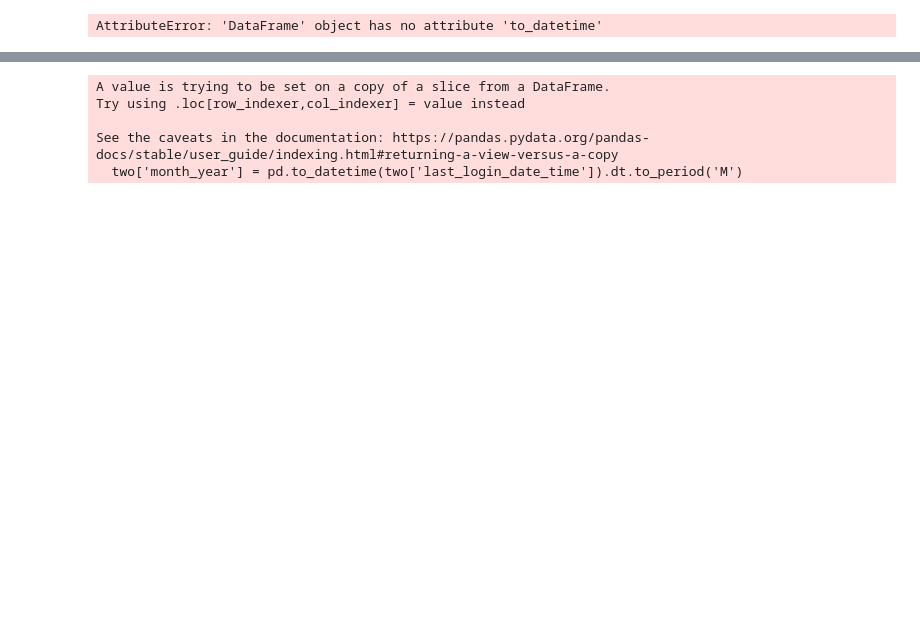
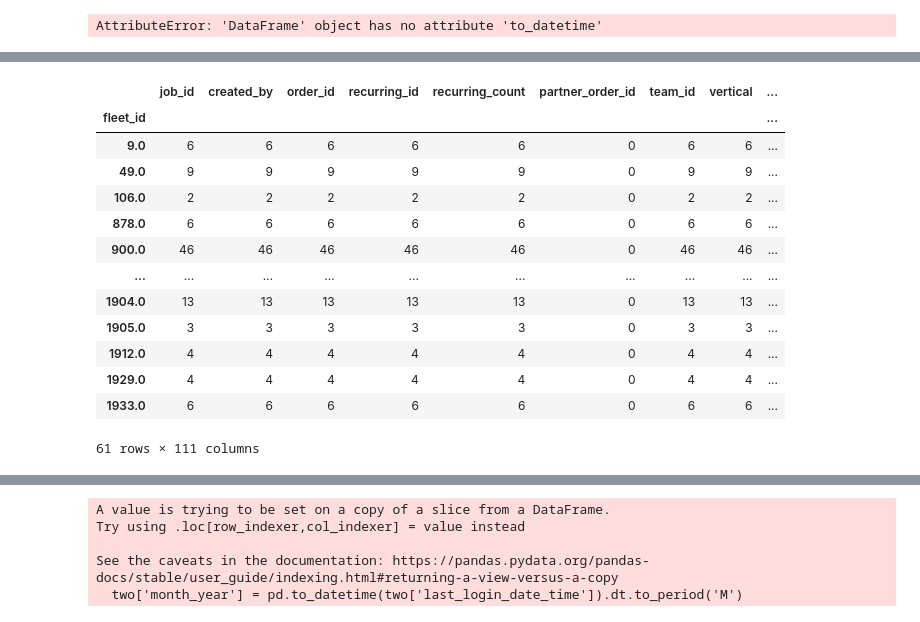
Before and after one commit to Polymath1990/Repos, a Jupyter notebook: Kwik nalysis.ipynb, the cells around one changed output, grey strips where cells are left out. Cells and saved outputs as stored; diff of their text form; code cells hidden in the pictures; blank space fills up the shorter version.

```diff
--- a/Kwik nalysis.ipynb
+++ b/Kwik nalysis.ipynb
@@ -66,0 +142,2 @@ kcust["creation_hour"] = kcust["creation_datetime"].dt.hour
+# %%
+tobiriderfour = tobie[tobie['day_year'] == "2020-12-14"]
@@ -67,2 +267,21 @@ kcust["creation_hour"] = kcust["creation_datetime"].dt.hour
+# %%
+realtobyfour = tobiriderfour.groupby('fleet_id').count()
+# %%
+realtobyfour
+# %% [output]
+|  | job_id | created_by | order_id | recurring_id | recurring_count | partner_order_id | team_id | vertical | ... |
+| fleet_id |  |  |  |  |  |  |  |  | ... |
+| 9.0 | 6 | 6 | 6 | 6 | 6 | 0 | 6 | 6 | ... |
+| 49.0 | 9 | 9 | 9 | 9 | 9 | 0 | 9 | 9 | ... |
+| 106.0 | 2 | 2 | 2 | 2 | 2 | 0 | 2 | 2 | ... |
+| 878.0 | 6 | 6 | 6 | 6 | 6 | 0 | 6 | 6 | ... |
+| 900.0 | 46 | 46 | 46 | 46 | 46 | 0 | 46 | 46 | ... |
+| ... | ... | ... | ... | ... | ... | ... | ... | ... | ... |
+| 1904.0 | 13 | 13 | 13 | 13 | 13 | 0 | 13 | 13 | ... |
+| 1905.0 | 3 | 3 | 3 | 3 | 3 | 0 | 3 | 3 | ... |
+| 1912.0 | 4 | 4 | 4 | 4 | 4 | 0 | 4 | 4 | ... |
+| 1929.0 | 4 | 4 | 4 | 4 | 4 | 0 | 4 | 4 | ... |
+| 1933.0 | 6 | 6 | 6 | 6 | 6 | 0 | 6 | 6 | ... |
+61 rows × 111 columns
 # %%
 kcust['month_year'] = pd.to_datetime(kcust['last_login_date_time']).dt.to_period('M')
```
Also changed, not shown: parts of 48 cells of this notebook.
